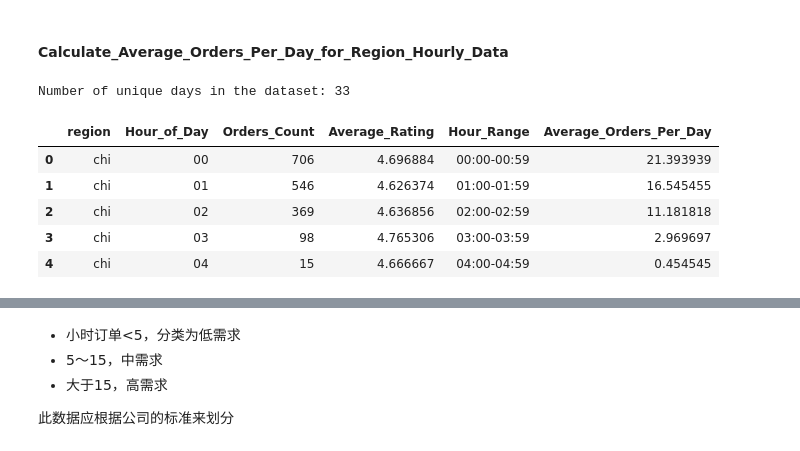
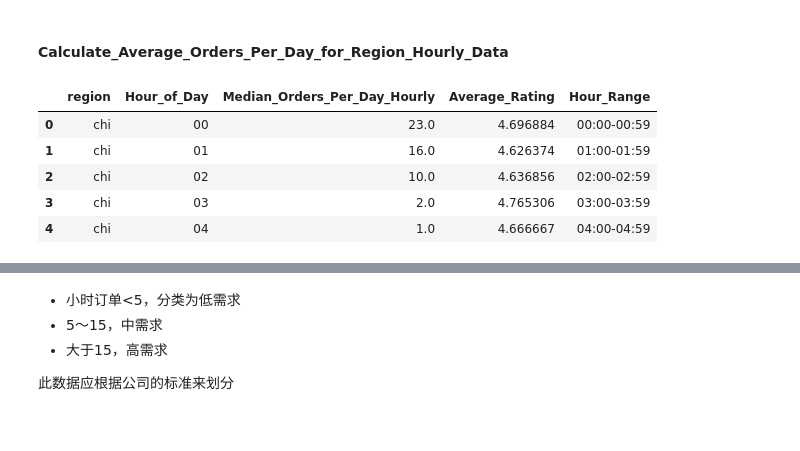
Before and after one commit to PeiZheng224/AI-Powered-Marketing-Content-Pipeline, a Jupyter notebook: instacart_1/takehomefile.ipynb, the cells around one changed output, grey strips where cells are left out. Drawn from its saved outputs; the diff is of its cells as text; code cells hidden in the pictures.

```diff
--- a/instacart_1/takehomefile.ipynb
+++ b/instacart_1/takehomefile.ipynb
@@ -746,36 +746,52 @@ for day_num, day_name in ordered_day_names.items():
 # %% [markdown]
 #### Calculate_Average_Orders_Per_Day_for_Region_Hourly_Data
 # %%
-query_regional_hourly_metrics = """
+query_daily_hourly_orders = """
+SELECT
+    region,
+    STRFTIME('%Y-%m-%d', REPLACE(REPLACE(`order delivery time`, ' UTC', ''), ' +0000', '')) AS Order_Date,
+    STRFTIME('%H', REPLACE(REPLACE(`order delivery time`, ' UTC', ''), ' +0000', '')) AS Hour_of_Day,
+    COUNT(`order id`) AS Orders_Count_Per_Day_Hour
+FROM
+    customer_data
+GROUP BY
+    region, Order_Date, Hour_of_Day
+ORDER BY
+    region, Order_Date, Hour_of_Day;
+"""
+daily_hourly_order_counts_df = pd.read_sql(query_daily_hourly_orders, engine)
+
+# Calculate median orders per day per hour for each region
+median_orders_per_day_hourly = daily_hourly_order_counts_df.groupby(['region', 'Hour_of_Day'])['Orders_Count_Per_Day_Hour'].median().reset_index()
+median_orders_per_day_hourly.rename(columns={'Orders_Count_Per_Day_Hour': 'Median_Orders_Per_Day_Hourly'}, inplace=True)
+
+# Also get the average rating per hour for each region, similar to how it was done before
+query_regional_hourly_avg_rating = """
 SELECT
     region,
     STRFTIME('%H', REPLACE(REPLACE(`order delivery time`, ' UTC', ''), ' +0000', '')) AS Hour_of_Day,
-    COUNT(`order id`) AS Orders_Count,
     AVG(`customer order rating`) AS Average_Rating
 FROM
     customer_data
 GROUP BY
     region, Hour_of_Day
 ORDER BY
     region, Hour_of_Day;
 """
-regional_hourly_metrics_df = pd.read_sql(query_regional_hourly_metrics, engine)
+regional_hourly_avg_rating_df = pd.read_sql(query_regional_hourly_avg_rating, engine)
+
+# Merge the median orders with average ratings to form the final DataFrame for plotting
+regional_hourly_metrics_df = pd.merge(median_orders_per_day_hourly, regional_hourly_avg_rating_df, on=['region', 'Hour_of_Day'])
 
 # Convert the hour to a human-readable range
 regional_hourly_metrics_df['Hour_Range'] = regional_hourly_metrics_df['Hour_of_Day'].apply(lambda x: f"{x}:00-{int(x):02d}:59")
 
-df['order delivery time'] = pd.to_datetime(df['order delivery time'], errors='coerce', utc=True)
-unique_days = df['order delivery time'].dt.date.nunique()
-print(f"Number of unique days in the dataset: {unique_days}")
-
-regional_hourly_metrics_df['Average_Orders_Per_Day'] = regional_hourly_metrics_df['Orders_Count'] / unique_days
 display(regional_hourly_metrics_df.head())
 # %% [output]
-Number of unique days in the dataset: 33
-|  | region | Hour_of_Day | Orders_Count | Average_Rating | Hour_Range | Average_Orders_Per_Day |
-| 0 | chi | 00 | 706 | 4.696884 | 00:00-00:59 | 21.393939 |
-| 1 | chi | 01 | 546 | 4.626374 | 01:00-01:59 | 16.545455 |
-| 2 | chi | 02 | 369 | 4.636856 | 02:00-02:59 | 11.181818 |
-| 3 | chi | 03 | 98 | 4.765306 | 03:00-03:59 | 2.969697 |
-| 4 | chi | 04 | 15 | 4.666667 | 04:00-04:59 | 0.454545 |
+|  | region | Hour_of_Day | Median_Orders_Per_Day_Hourly | Average_Rating | Hour_Range |
+| 0 | chi | 00 | 23.0 | 4.696884 | 00:00-00:59 |
+| 1 | chi | 01 | 16.0 | 4.626374 | 01:00-01:59 |
+| 2 | chi | 02 | 10.0 | 4.636856 | 02:00-02:59 |
+| 3 | chi | 03 | 2.0 | 4.765306 | 03:00-03:59 |
+| 4 | chi | 04 | 1.0 | 4.666667 | 04:00-04:59 |
 # %%
```
Also changed, not shown: parts of 30 cells of this notebook.
